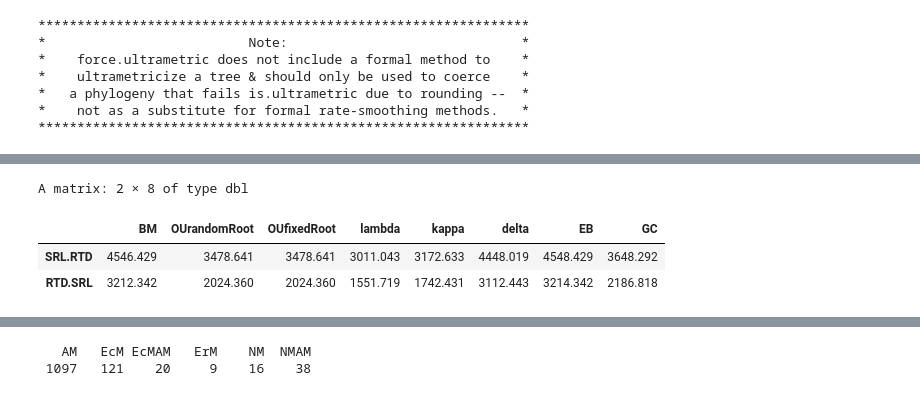
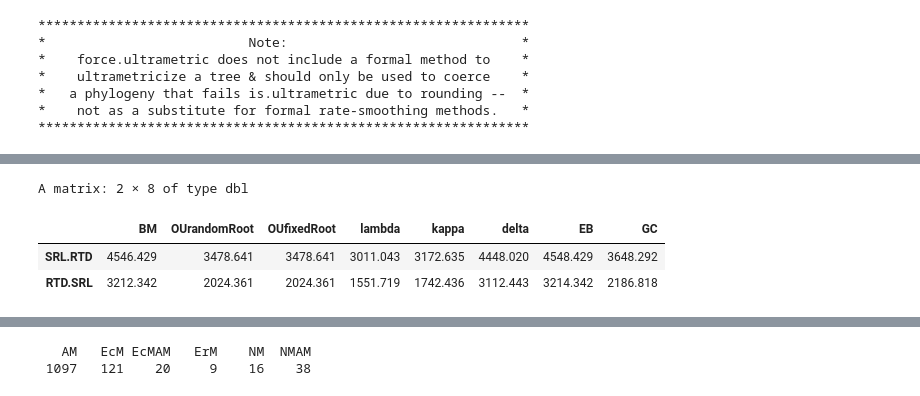
Before and after one commit to anoban/phd, a Jupyter notebook: R/notebooks/phylogenetics.ipynb, the cells around one changed output, grey strips where cells are left out. Cells and saved outputs as stored; diff of their text form; code cells hidden in the pictures.

```diff
--- a/R/notebooks/phylogenetics.ipynb
+++ b/R/notebooks/phylogenetics.ipynb
@@ -118,7 +118,7 @@ write.csv(data, "../../data/chapter2/FRED/subsets/fineroot-comparison-name-match
 ---------------------------
 # %%
 GEIGER_FITCONTINUOUS_MODEL_OPTIONS <- c("BM", "OU", "EB", "rate_trend", "lambda", "kappa", "delta", "mean_trend", "white")
-PHYLOLM_PHYLOLM_MODEL_OPTIONS <- c("BM", "OUrandomRoot", "OUfixedRoot", "lambda", "kappa", "delta", "EB", # "trend", - "trend" option is problematic for ultrametric trees
+PHYLOLM_MODEL_OPTIONS <- c("BM", "OUrandomRoot", "OUfixedRoot", "lambda", "kappa", "delta", "EB", # "trend", - "trend" option is problematic for ultrametric trees
                                    "GC")
 # %%
 # this phylogeny needs to be fully bifurcating with no polytomies
@@ -135,7 +135,7 @@ if (!ape::is.ultrametric(tree)) tree <- phytools::force.ultrametric(tree = tree,
 
 stopifnot(ape::is.binary(tree) && ape::is.ultrametric(tree))
 
-traits <- read.csv("../../data/chapter2/FRED/subsets/name_matched_FRED4_1301.csv", row.names = "binominal") # we need the binominal names as row names for phylolm::phylolm()
+traits <- read.csv("../../data/chapter2/FRED/subsets/name_matched_FRED4_1301.csv", row.names = "binominal")[, c("F00679", "F00727", "F00709", "state")] # we need the binominal names as row names for phylolm::phylolm()
 
 # repeat the taxonomic corrections
 # traits[traits$F01286 %in% c("Parablechnum", "Lomaria", "Blechnopsis"), "F01286"] = "Blechnum"
@@ -186,15 +178,15 @@ A matrix: 2 × 8 of type dbl
 # %%
 suppressWarnings(
     rbind(
-        SRL.RTD = mapply(PHYLOLM_PHYLOLM_MODEL_OPTIONS, FUN = function (m) phylolm::phylolm(F00727 ~ F00709, data = traits, model = m, phy = tree)$aic), # SRL ~ RTD
-        RTD.SRL = mapply(PHYLOLM_PHYLOLM_MODEL_OPTIONS, FUN = function (m) phylolm::phylolm(F00709 ~ F00727, data = traits, model = m, phy = tree)$aic) # RTD ~ SRL
+        SRL.RTD = mapply(PHYLOLM_MODEL_OPTIONS, FUN = function (m) phylolm::phylolm(F00727 ~ F00709, data = traits, model = m, phy = tree)$aic), # SRL ~ RTD
+        RTD.SRL = mapply(PHYLOLM_MODEL_OPTIONS, FUN = function (m) phylolm::phylolm(F00709 ~ F00727, data = traits, model = m, phy = tree)$aic) # RTD ~ SRL
     )
 )
 # %% [output]
 A matrix: 2 × 8 of type dbl
 |  | BM | OUrandomRoot | OUfixedRoot | lambda | kappa | delta | EB | GC |
-| SRL.RTD | 4546.429 | 3478.641 | 3478.641 | 3011.043 | 3172.633 | 4448.019 | 4548.429 | 3648.292 |
-| RTD.SRL | 3212.342 | 2024.360 | 2024.360 | 1551.719 | 1742.431 | 3112.443 | 3214.342 | 2186.818 |
+| SRL.RTD | 4546.429 | 3478.641 | 3478.641 | 3011.043 | 3172.635 | 4448.020 | 4548.429 | 3648.292 |
+| RTD.SRL | 3212.342 | 2024.361 | 2024.361 | 1551.719 | 1742.436 | 3112.443 | 3214.342 | 2186.818 |
 # %%
 suppressWarnings(
     rbind(
```
Also changed, not shown: parts of 15 cells of this notebook.
